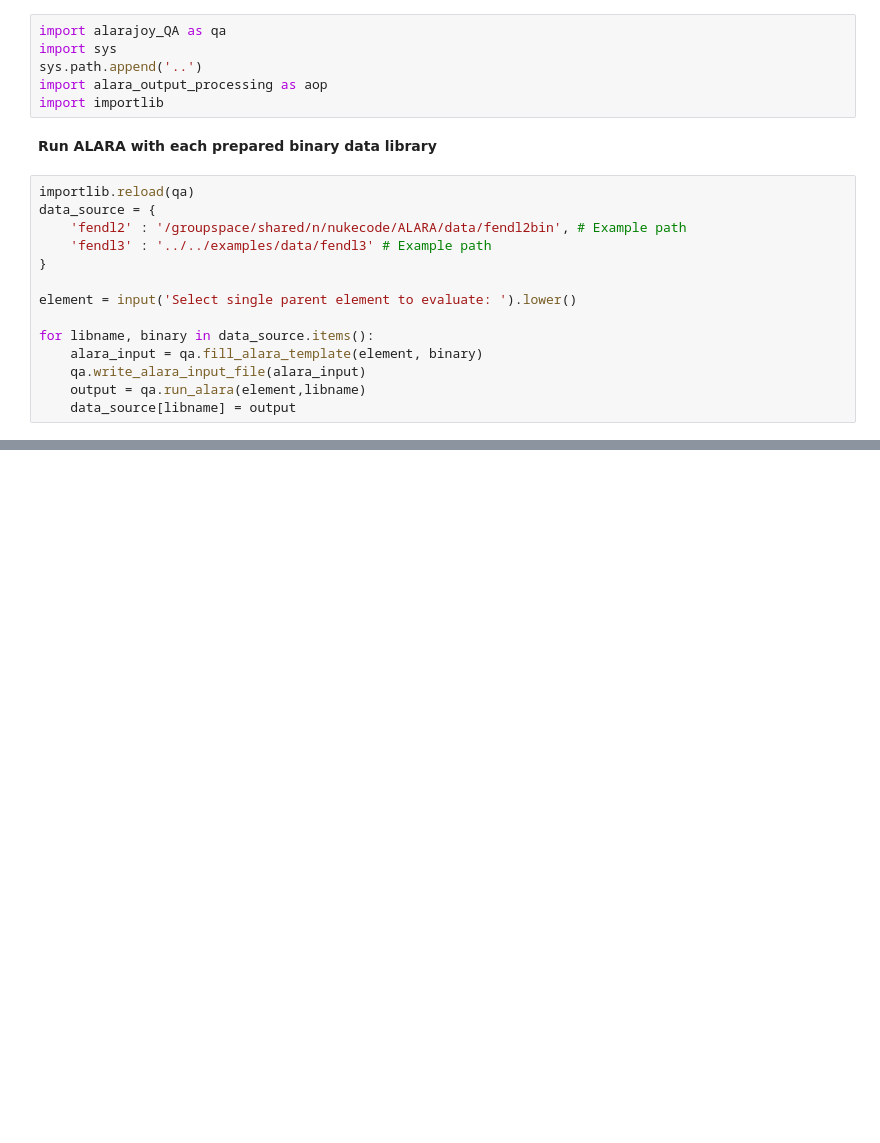
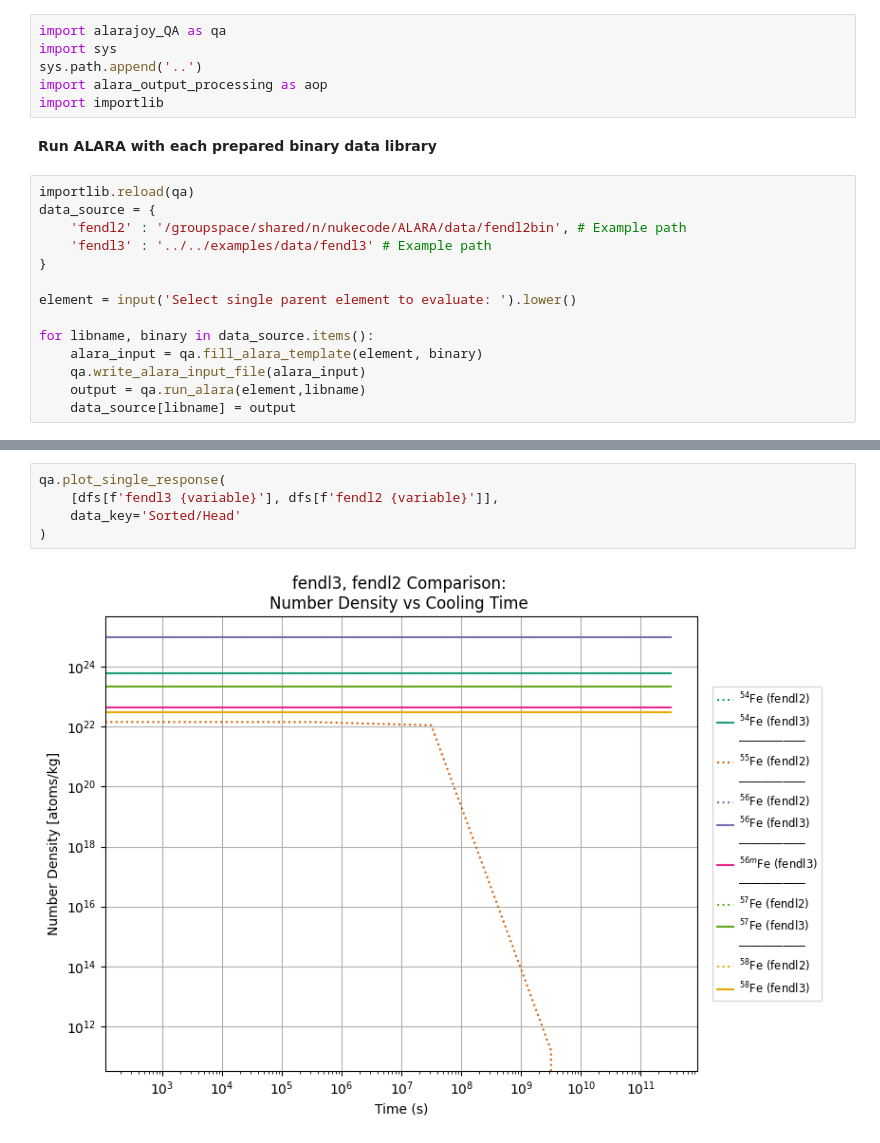
Before and after one commit to svalinn/ALARA, a Jupyter notebook: tools/ALARAJOYWrapper/alarajoy_QA_notebook.ipynb, the cells around one changed output, grey strips where cells are left out. Cells and saved outputs as stored; diff of their text form; blank space fills up the shorter version.

```diff
--- a/tools/ALARAJOYWrapper/alarajoy_QA_notebook.ipynb
+++ b/tools/ALARAJOYWrapper/alarajoy_QA_notebook.ipynb
@@ -71,0 +105,7 @@ dfs['fendl3 Number Density']['Data']
+# %%
+qa.plot_single_response(
+    [dfs[f'fendl3 {variable}'], dfs[f'fendl2 {variable}']],
+    data_key='Sorted/Head'
+)
+# %% [output]
+[figure, added]
```
Also changed, not shown: parts of 8 cells of this notebook, 2 other files.
